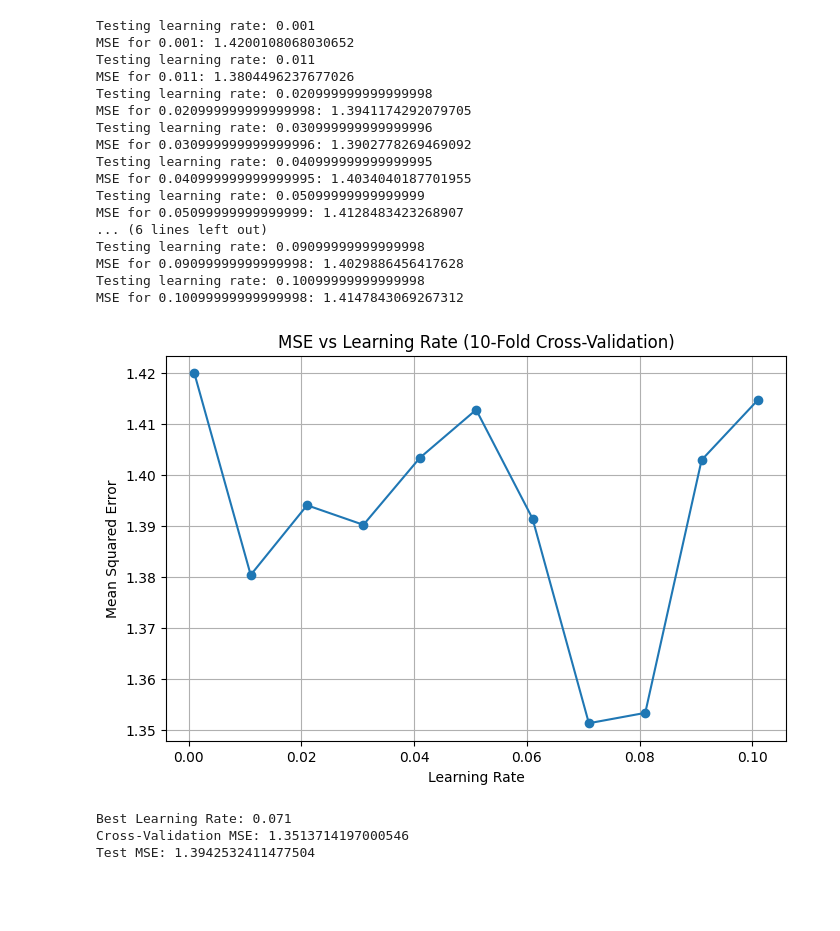
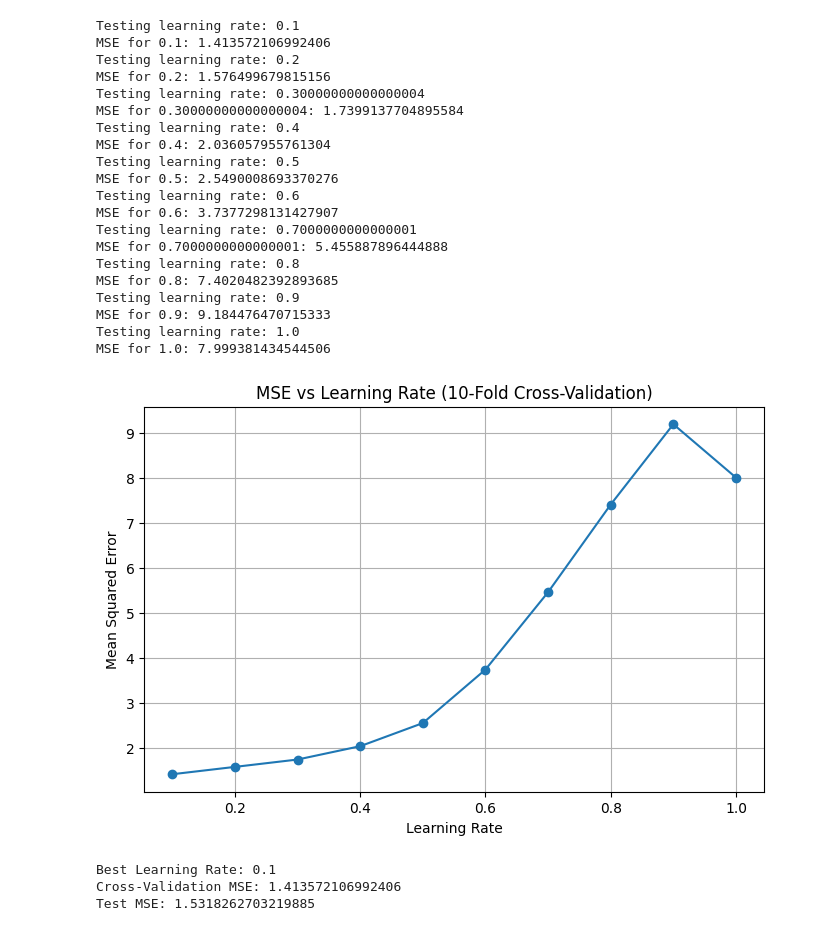
Before and after one commit to krish401/Machine-Learning-CP322, a Jupyter notebook: Assignments/Assignment_2/Linear_Regression.ipynb, the cells around one changed output. Cells and saved outputs as stored; diff of their text form; code cells hidden in the pictures; blank space fills up the shorter version.

```diff
--- a/Assignments/Assignment_2/Linear_Regression.ipynb
+++ b/Assignments/Assignment_2/Linear_Regression.ipynb
@@ -6,77 +6,68 @@ from sklearn.linear_model import SGDRegressor
 from sklearn.model_selection import cross_val_score, KFold
 from sklearn.metrics import mean_squared_error
 # %%
-train_inputs = pd.read_csv("regression-dataset/train_inputs.csv")
+train_inputs = pd.read_csv("regression-dataset/train_inputs.csv").values
 train_targets = pd.read_csv("regression-dataset/train_targets.csv").values.ravel()
-test_input = pd.read_csv("regression-dataset/test_targets.csv")
+test_input = pd.read_csv("regression-dataset/test_inputs.csv").values
 test_targets = pd.read_csv("regression-dataset/test_targets.csv").values.ravel()
 # %%
-# Load the dataset
-train_inputs = pd.read_csv("regression-dataset/train_inputs.csv").values  # Convert DataFrame to NumPy array
-train_targets = pd.read_csv("regression-dataset/train_targets.csv").values.ravel()  # Convert targets to 1D array
+learning_rates = np.arange(0.1, 1.1, 0.1)
 
-# Define range of learning rates
-learning_rates = np.arange(0.001, 0.11, 0.01)  # Adjusted learning rate range
-
-# Perform 10-fold cross-validation
 kf = KFold(n_splits=10, shuffle=True, random_state=42)
 
-mse_values = []  # Store mean squared errors for each learning rate
+mse_values = []
 
 for lr in learning_rates:
     print(f"Testing learning rate: {lr}")
     model = SGDRegressor(learning_rate='constant', eta0=lr, max_iter=1000, tol=1e-3, random_state=42)
     mse = -cross_val_score(model, train_inputs, train_targets, cv=kf, scoring='neg_mean_squared_error').mean()
     print(f"MSE for {lr}: {mse}")
     mse_values.append(mse)
 
-# Find best learning rate
 best_lr_index = np.argmin(mse_values)
 best_learning_rate = learning_rates[best_lr_index]
 best_mse = mse_values[best_lr_index]
 
-# Train final model using best learning rate
 final_model = SGDRegressor(learning_rate='constant', eta0=best_learning_rate, max_iter=1000, tol=1e-3, random_state=42)
 final_model.fit(train_inputs, train_targets)
 
-# Compute test MSE
-test_input = pd.read_csv("regression-dataset/test_inputs.csv").values
-test_targets = pd.read_csv("regression-dataset/test_targets.csv").values.ravel()
 final_predictions = final_model.predict(test_input)
 test_mse = mean_squared_error(test_targets, final_predictions)
 
-# Plot Learning Rate vs MSE
 plt.figure(figsize=(8, 5))
 plt.plot(learning_rates, mse_values, marker='o', linestyle='-')
 plt.xlabel("Learning Rate")
 plt.ylabel("Mean Squared Error")
 plt.title("MSE vs Learning Rate (10-Fold Cross-Validation)")
 plt.grid()
 plt.show()
 
 # Print results
 print(f"Best Learning Rate: {best_learning_rate}")
 print(f"Cross-Validation MSE: {best_mse}")
 print(f"Test MSE: {test_mse}")
 # %% [output]
-Testing learning rate: 0.001
-MSE for 0.001: 1.4200108068030652
-Testing learning rate: 0.011
-MSE for 0.011: 1.3804496237677026
-Testing learning rate: 0.020999999999999998
-MSE for 0.020999999999999998: 1.3941174292079705
-Testing learning rate: 0.030999999999999996
-MSE for 0.030999999999999996: 1.3902778269469092
-Testing learning rate: 0.040999999999999995
-MSE for 0.040999999999999995: 1.4034040187701955
-Testing learning rate: 0.05099999999999999
-MSE for 0.05099999999999999: 1.4128483423268907
-... (6 lines left out)
-Testing learning rate: 0.09099999999999998
-MSE for 0.09099999999999998: 1.4029886456417628
-Testing learning rate: 0.10099999999999998
-MSE for 0.10099999999999998: 1.4147843069267312
+Testing learning rate: 0.1
+MSE for 0.1: 1.413572106992406
+Testing learning rate: 0.2
+MSE for 0.2: 1.576499679815156
+Testing learning rate: 0.30000000000000004
+MSE for 0.30000000000000004: 1.7399137704895584
+Testing learning rate: 0.4
+MSE for 0.4: 2.036057955761304
+Testing learning rate: 0.5
+MSE for 0.5: 2.5490008693370276
+Testing learning rate: 0.6
+MSE for 0.6: 3.7377298131427907
+Testing learning rate: 0.7000000000000001
+MSE for 0.7000000000000001: 5.455887896444888
+Testing learning rate: 0.8
+MSE for 0.8: 7.4020482392893685
+Testing learning rate: 0.9
+MSE for 0.9: 9.184476470715333
+Testing learning rate: 1.0
+MSE for 1.0: 7.999381434544506
-[figure, old version]
+[figure, new version]
-Best Learning Rate: 0.071
-Cross-Validation MSE: 1.3513714197000546
-Test MSE: 1.3942532411477504
+Best Learning Rate: 0.1
+Cross-Validation MSE: 1.413572106992406
+Test MSE: 1.5318262703219885
```
